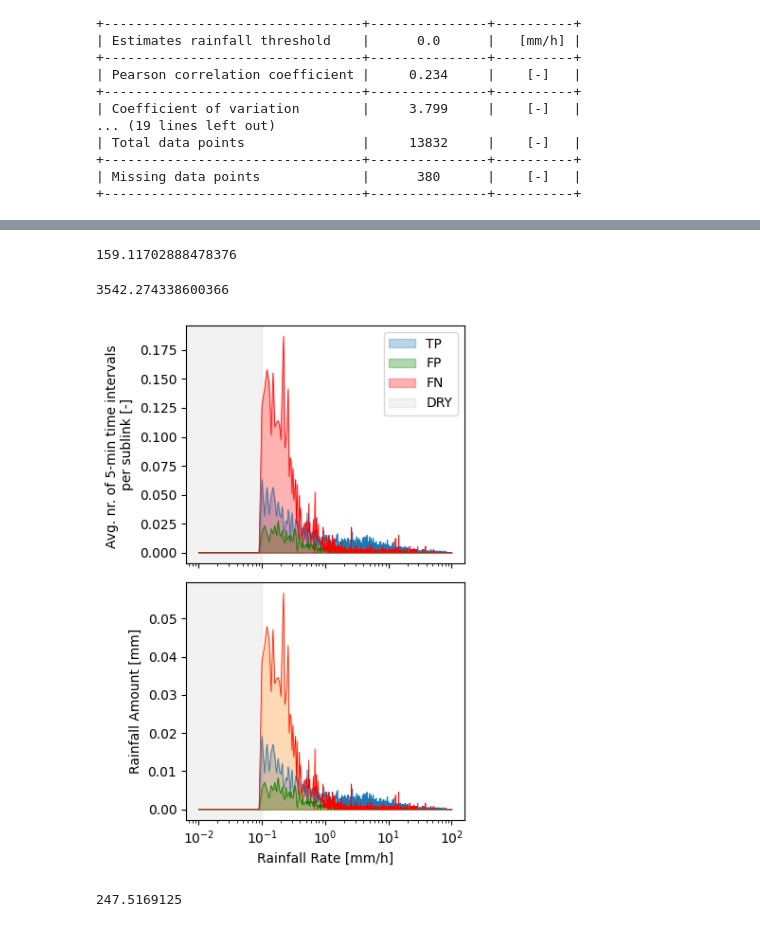
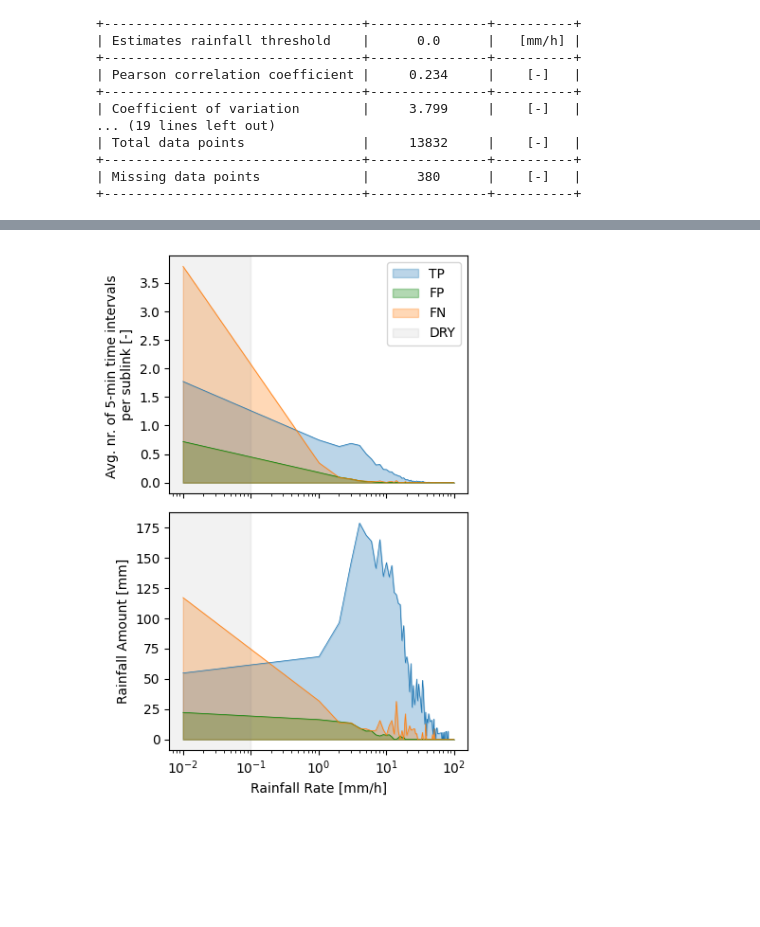
Before and after one commit to OpenSenseAction/poligrain, a Jupyter notebook: docs/notebooks/Example_validation.ipynb, the cells around one changed output, grey strips where cells are left out. Cells and saved outputs as stored; diff of their text form; code cells hidden in the pictures; blank space fills up the shorter version.

Commit message:
Add test for plotting sum and count of confusion matrix and complete nb example

```diff
--- a/docs/notebooks/Example_validation.ipynb
+++ b/docs/notebooks/Example_validation.ipynb
@@ -357,8 +533,0 @@ plt.show()
-# %%
-np.sum((tp) * x / 12)
-# %% [output]
-159.11702888478376
-# %%
-np.sum((tp) * w / 12)
-# %% [output]
-3542.274338600366
@@ -367,24 +534,15 @@ threshold = 0.1
 # %%
 # we use mask instead of .where because the object is a numpy array and not an xarray object
-lin_bins = np.linspace(0.01, 100, 10001)
+lin_bins = np.linspace(0.01, 100, 101)
 
 tp_mask = np.logical_and(cmls_flattened >= threshold, radar_flattened >= threshold)
-tp, _ = np.histogram(
-    cmls_flattened[tp_mask],
-    bins=lin_bins
-)
+tp, _ = np.histogram(cmls_flattened[tp_mask], bins=lin_bins)
 
 fp_mask = np.logical_and(cmls_flattened >= threshold, radar_flattened < threshold)
-fp, _ = np.histogram(
-    cmls_flattened[fp_mask],
-    bins=lin_bins
-)
+fp, _ = np.histogram(cmls_flattened[fp_mask], bins=lin_bins)
 
 fn_mask = np.logical_and(cmls_flattened < threshold, radar_flattened >= threshold)
-fn, _ = np.histogram(
-    radar_flattened[fn_mask],
-    bins=lin_bins
-)
+fn, _ = np.histogram(radar_flattened[fn_mask], bins=lin_bins)
 # %%
 fig, axs = plt.subplots(
     2,
@@ -393,8 +551,9 @@ fig, axs = plt.subplots(
     dpi=100,
     sharex=True,
 )
-x = np.linspace(0.01, 100, 10000)
-bin_centre = (lin_bins[1:] - lin_bins[:-1]) / 2
+x = np.linspace(0.01, 100, 100)
+bin_cent = (lin_bins[1:] + lin_bins[:-1]) / 2
+# x = bin_cent
 
 ds_cmls_size = ds_cmls_5m.sizes.get("sublink_id") * ds_cmls_5m.sizes.get("cml_id")
 
@@ -415,52 +574,46 @@ axs[0].fill_between(x, (fp) / ds_cmls_size, alpha=0.3, color="green", label="FP"
 axs[0].plot(
     x,
     (fn) / ds_cmls_size,
-    color="red",
+    color="tab:orange",
     linewidth=0.5,
 )
-axs[0].fill_between(x, (fn) / ds_cmls_size, alpha=0.3, color="red", label="FN")
+axs[0].fill_between(x, (fn) / ds_cmls_size, alpha=0.3, color="tab:orange", label="FN")
 
 axs[1].plot(
     x,
-    (tp) * bin_centre / 12,
+    (tp) * bin_cent / 12,
     color="C0",
     linewidth=0.5,
 )
-axs[1].fill_between(x, (tp) * bin_centre / 12, alpha=0.3, color="C0", label="TP")
+axs[1].fill_between(x, (tp) * bin_cent / 12, alpha=0.3, color="C0", label="TP")
 axs[1].plot(
     x,
-    (fp) * bin_centre / 12,
+    (fp) * bin_cent / 12,
     color="green",
     linewidth=0.5,
 )
-axs[1].fill_between(
-    x, (fp) * bin_centre / 12, alpha=0.3, color="green", label="FP"
-)
+axs[1].fill_between(x, (fp) * bin_cent / 12, alpha=0.3, color="green", label="FP")
 axs[1].plot(
     x,
-    (fn) * bin_centre / 12,
-    color="red",
+    (fn) * bin_cent / 12,
+    color="tab:orange",
     linewidth=0.5,
 )
-axs[1].fill_between(x, (fn) * bin_centre / 12, alpha=0.3, color="tab:orange", label="FN")
+axs[1].fill_between(x, (fn) * bin_cent / 12, alpha=0.3, color="tab:orange", label="FN")
 
 plot_thr = threshold
 axs[0].set_xscale("log")
 axs[0].axvspan(0, plot_thr, alpha=0.1, color="grey", label="DRY")
 axs[1].axvspan(0, plot_thr, alpha=0.1, color="grey")
 
 
 axs[0].set_ylabel("Avg. nr. of 5-min time intervals \nper sublink [-]")
 # axs[0].set_xlabel('Rainfall Rate [mm/h]')
 axs[1].set_ylabel("Rainfall Amount [mm]")
 axs[1].set_xlabel("Rainfall Rate [mm/h]")
 
 axs[0].legend()
 plt.tight_layout()
 plt.show()
 # %% [output]
-[figure, old version]
+[figure, new version]
-# %%
-np.sum((tp) * bin_centre / 12)
-# %% [output]
-247.5169125
```
Also changed, not shown: parts of 23 cells of this notebook, 5 other files.
